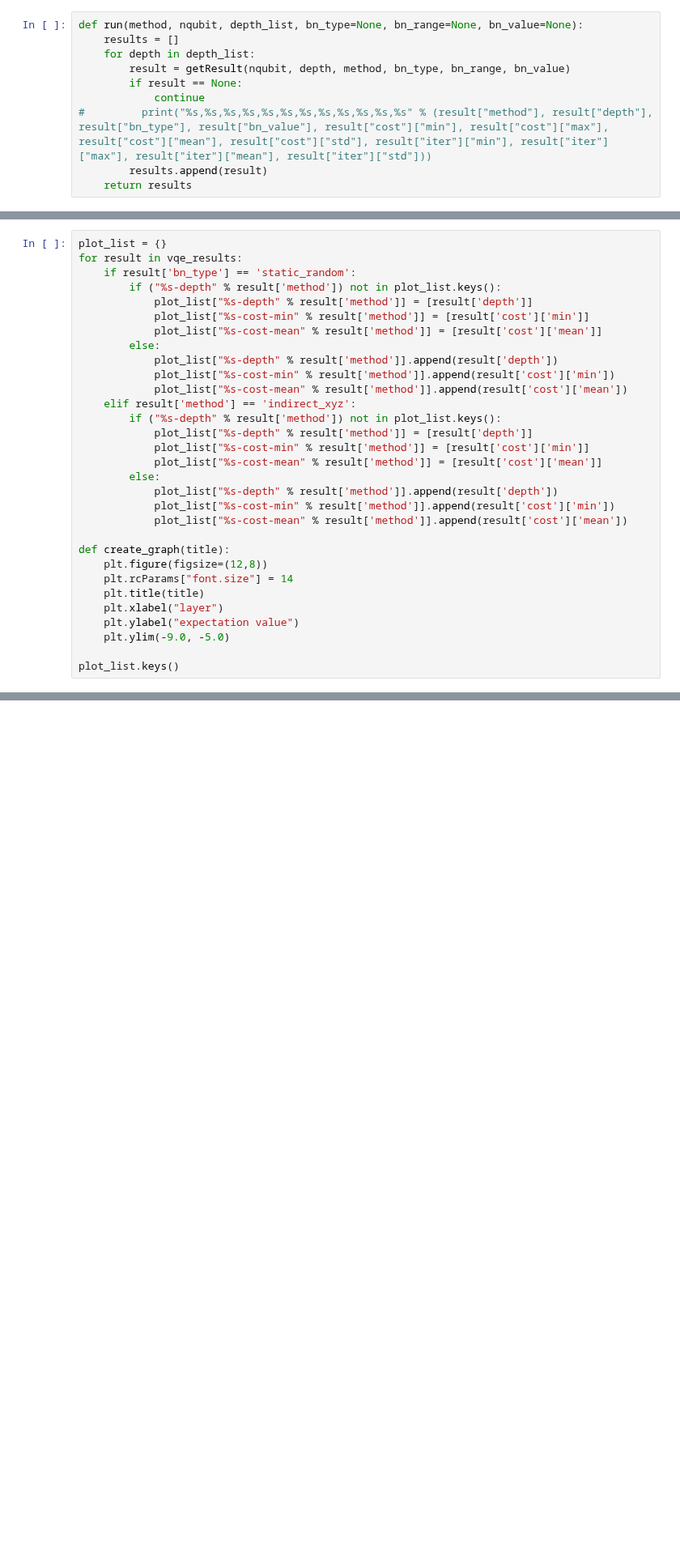
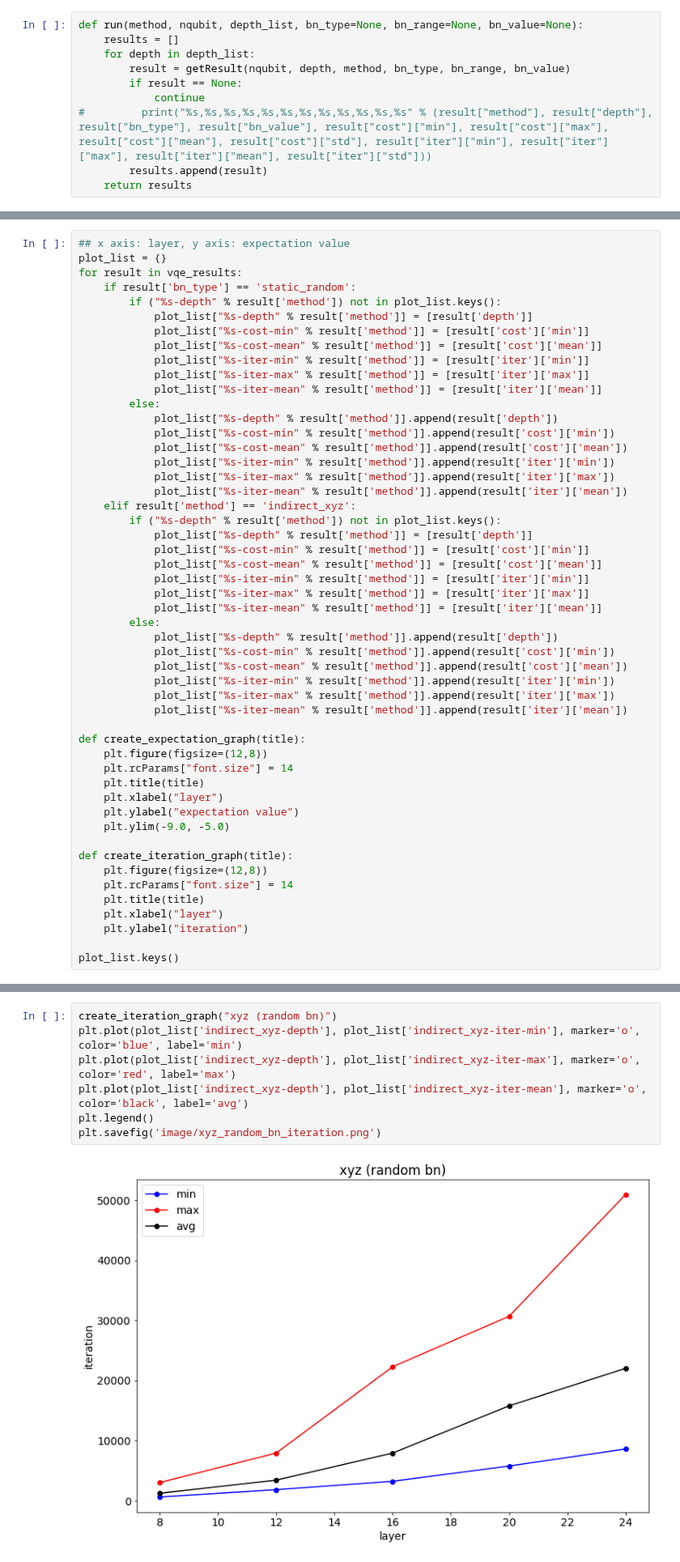
Before and after one commit to tanan/qsimu, a Jupyter notebook: qulacs/vqe_ising/vqe results.ipynb, the cells around one changed output, grey strips where cells are left out. Shown at 81% size. Saved outputs shown, nothing was run; the diff lists cells and outputs as text; blank space fills up the shorter version.

```diff
--- a/qulacs/vqe_ising/vqe results.ipynb
+++ b/qulacs/vqe_ising/vqe results.ipynb
@@ -58,6 +58,7 @@ indirect_xyz,16,None,None,None,-7.8703790564009495,-5.898193846271088,-7.5896182
 indirect_xyz,20,None,None,None,-8.038737566093367,-4.726912970771753,-7.695392018521693,0.5219523974362118,5750.0,30672.0,15764.906666666666,5321.0100292415245
 indirect_xyz,24,None,None,None,-8.105487000390553,-5.485172800997531,-7.466901089066474,0.7654965444288425,8586.0,50946.0,22015.18,9569.374592291806
 # %%
+## x axis: layer, y axis: expectation value
 plot_list = {}
 for result in vqe_results:
     if result['bn_type'] == 'static_random':
@@ -65,21 +66,33 @@ for result in vqe_results:
             plot_list["%s-depth" % result['method']] = [result['depth']]
             plot_list["%s-cost-min" % result['method']] = [result['cost']['min']]
             plot_list["%s-cost-mean" % result['method']] = [result['cost']['mean']]
+            plot_list["%s-iter-min" % result['method']] = [result['iter']['min']]
+            plot_list["%s-iter-max" % result['method']] = [result['iter']['max']]
+            plot_list["%s-iter-mean" % result['method']] = [result['iter']['mean']]
         else:
             plot_list["%s-depth" % result['method']].append(result['depth'])
             plot_list["%s-cost-min" % result['method']].append(result['cost']['min'])
             plot_list["%s-cost-mean" % result['method']].append(result['cost']['mean'])
+            plot_list["%s-iter-min" % result['method']].append(result['iter']['min'])
+            plot_list["%s-iter-max" % result['method']].append(result['iter']['max'])
+            plot_list["%s-iter-mean" % result['method']].append(result['iter']['mean'])
     elif result['method'] == 'indirect_xyz':
         if ("%s-depth" % result['method']) not in plot_list.keys():
             plot_list["%s-depth" % result['method']] = [result['depth']]
             plot_list["%s-cost-min" % result['method']] = [result['cost']['min']]
             plot_list["%s-cost-mean" % result['method']] = [result['cost']['mean']]
+            plot_list["%s-iter-min" % result['method']] = [result['iter']['min']]
+            plot_list["%s-iter-max" % result['method']] = [result['iter']['max']]
+            plot_list["%s-iter-mean" % result['method']] = [result['iter']['mean']]
         else:
             plot_list["%s-depth" % result['method']].append(result['depth'])
             plot_list["%s-cost-min" % result['method']].append(result['cost']['min'])
             plot_list["%s-cost-mean" % result['method']].append(result['cost']['mean'])
+            plot_list["%s-iter-min" % result['method']].append(result['iter']['min'])
+            plot_list["%s-iter-max" % result['method']].append(result['iter']['max'])
+            plot_list["%s-iter-mean" % result['method']].append(result['iter']['mean'])
 
-def create_graph(title):
+def create_expectation_graph(title):
     plt.figure(figsize=(12,8))
     plt.rcParams["font.size"] = 14
     plt.title(title)
@@ -87,5 +100,12 @@ def create_graph(title):
     plt.ylabel("expectation value")
     plt.ylim(-9.0, -5.0)
 
+def create_iteration_graph(title):
+    plt.figure(figsize=(12,8))
+    plt.rcParams["font.size"] = 14
+    plt.title(title)
+    plt.xlabel("layer")
+    plt.ylabel("iteration")
+
 plot_list.keys()
 # %% [output]
@@ -176,0 +203,9 @@ random_results
+# %%
+create_iteration_graph("xyz (random bn)")
+plt.plot(plot_list['indirect_xyz-depth'], plot_list['indirect_xyz-iter-min'], marker='o', color='blue', label='min')
+plt.plot(plot_list['indirect_xyz-depth'], plot_list['indirect_xyz-iter-max'], marker='o', color='red', label='max')
+plt.plot(plot_list['indirect_xyz-depth'], plot_list['indirect_xyz-iter-mean'], marker='o', color='black', label='avg')
+plt.legend()
+plt.savefig('image/xyz_random_bn_iteration.png')
+# %% [output]
+[figure, added]
```
Also changed, not shown: parts of 9 cells of this notebook, 2 other files.
